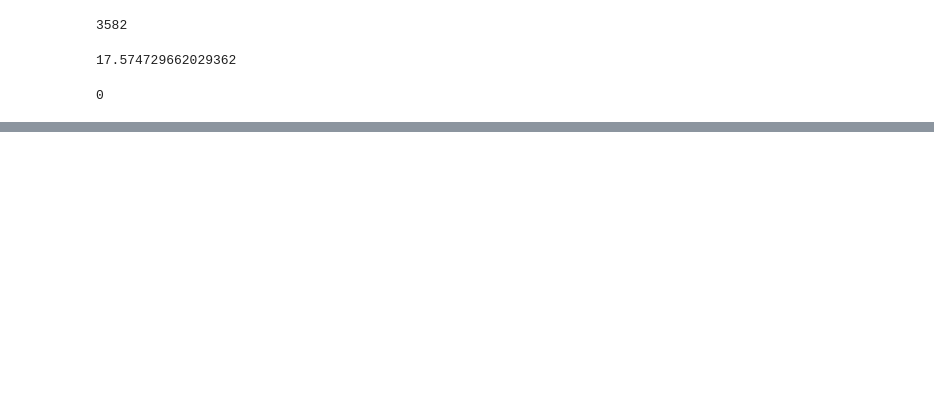
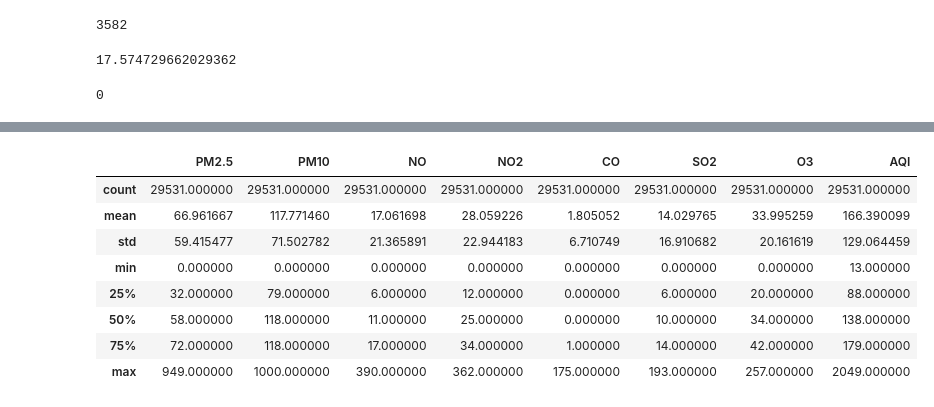
Before and after one commit to jiyajahnavi/Air-Quality-Prediction, a Jupyter notebook: notebook/data_analysis.ipynb, the cells around one changed output, grey strips where cells are left out. Saved outputs shown, nothing was run; the diff lists cells and outputs as text; code cells hidden in the pictures; blank space fills up the shorter version.

```diff
--- a/notebook/data_analysis.ipynb
+++ b/notebook/data_analysis.ipynb
@@ -184,0 +276,12 @@ data['NO'].isnull().sum()
+# %%
+prepareddata.describe()
+# %% [output]
+|  | PM2.5 | PM10 | NO | NO2 | CO | SO2 | O3 | AQI |
+| count | 29531.000000 | 29531.000000 | 29531.000000 | 29531.000000 | 29531.000000 | 29531.000000 | 29531.000000 | 29531.000000 |
+| mean | 66.961667 | 117.771460 | 17.061698 | 28.059226 | 1.805052 | 14.029765 | 33.995259 | 166.390099 |
+| std | 59.415477 | 71.502782 | 21.365891 | 22.944183 | 6.710749 | 16.910682 | 20.161619 | 129.064459 |
+| min | 0.000000 | 0.000000 | 0.000000 | 0.000000 | 0.000000 | 0.000000 | 0.000000 | 13.000000 |
+| 25% | 32.000000 | 79.000000 | 6.000000 | 12.000000 | 0.000000 | 6.000000 | 20.000000 | 88.000000 |
+| 50% | 58.000000 | 118.000000 | 11.000000 | 25.000000 | 0.000000 | 10.000000 | 34.000000 | 138.000000 |
+| 75% | 72.000000 | 118.000000 | 17.000000 | 34.000000 | 1.000000 | 14.000000 | 42.000000 | 179.000000 |
+| max | 949.000000 | 1000.000000 | 390.000000 | 362.000000 | 175.000000 | 193.000000 | 257.000000 | 2049.000000 |
```
Also changed, not shown: parts of 28 cells of this notebook, 2 other files.
